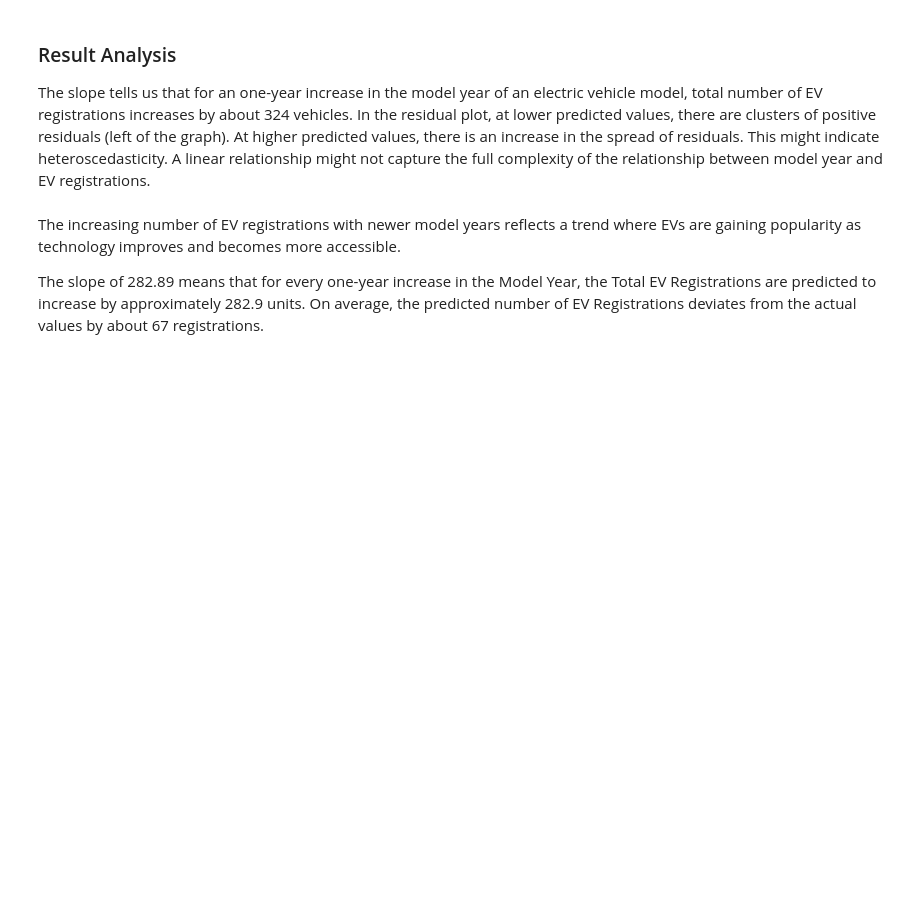
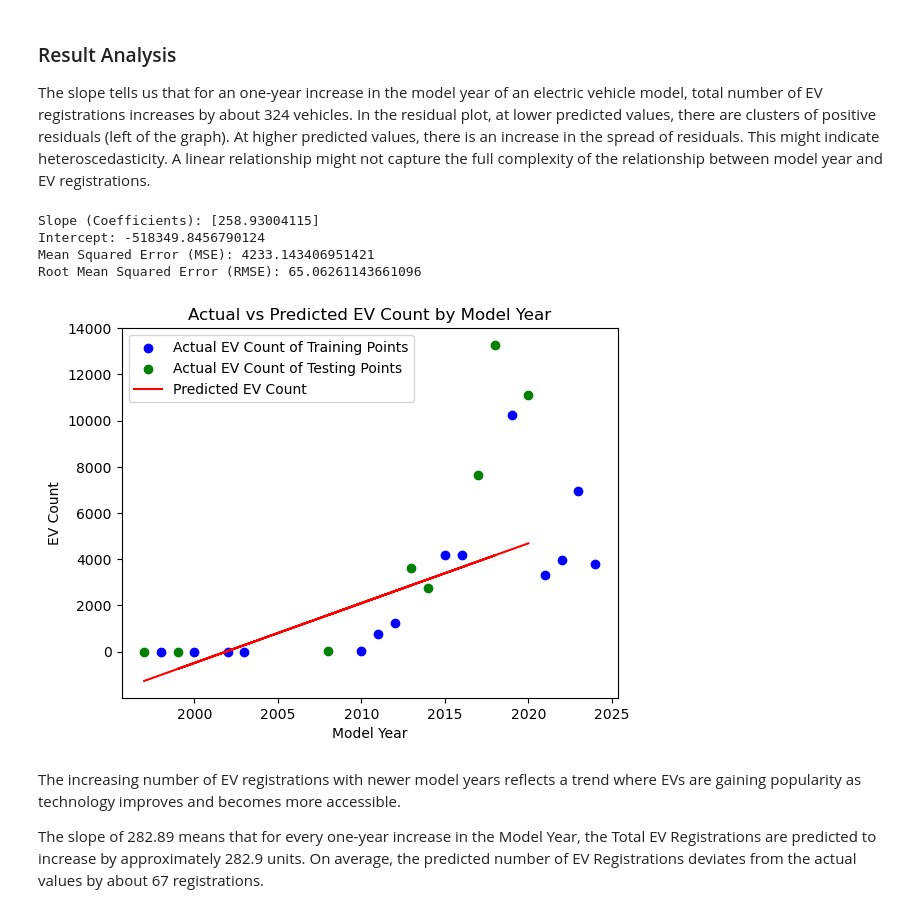
Before and after one commit to vivianzhou1288/info2950-final, a Jupyter notebook: Phase 2.ipynb, the cells around one changed output. Drawn from its saved outputs; the diff is of its cells as text; code cells hidden in the pictures; blank space fills up the shorter version.

Commit message:
fixed graph labels

```diff
--- a/Phase 2.ipynb
+++ b/Phase 2.ipynb
@@ -350,29 +371,35 @@ The slope tells us that for an one-year increase in the model year of an electri
 # %%
 X_train, X_test, y_train, y_test = train_test_split(X, y, test_size=0.33, random_state=99)
 reg_model = LinearRegression()
 reg_model.fit(X_train, y_train)
 y_pred = reg_model.predict(X_test)
 
 slope = reg_model.coef_
 intercept = reg_model.intercept_
 
 mse = root_mean_squared_error(y_test, y_pred)
 print("Slope (Coefficients):", slope)
 print("Intercept:", intercept)
 print("Mean Squared Error (MSE):", mse)
 rmse = np.sqrt(mse)
 print("Root Mean Squared Error (RMSE):", rmse)
 slope = reg_model.coef_
 intercept = reg_model.intercept_
 
 plt.scatter(X_train, y_train, color="blue", label="Actual EV Count of Training Points")
 plt.scatter(X_test, y_test, color="green", label="Actual EV Count of Testing Points")
 plt.plot(X_test, y_pred, color="red", label="Predicted EV Count")
-plt.title('Actual vs Predicted EV Count by Average Electric Range')
-plt.xlabel('Average Electric Range')
+plt.title('Actual vs Predicted EV Count by Model Year')
+plt.xlabel('Model Year')
 plt.ylabel('EV Count')
 plt.legend()
 plt.show()
+# %% [output]
+Slope (Coefficients): [258.93004115]
+Intercept: -518349.8456790124
+Mean Squared Error (MSE): 4233.143406951421
+Root Mean Squared Error (RMSE): 65.06261143661096
+[figure, added]
 # %% [markdown]
 The increasing number of EV registrations with newer model years reflects a trend where EVs are gaining popularity as technology improves and becomes more accessible.
 
```
Also changed, not shown: parts of 8 cells of this notebook.
